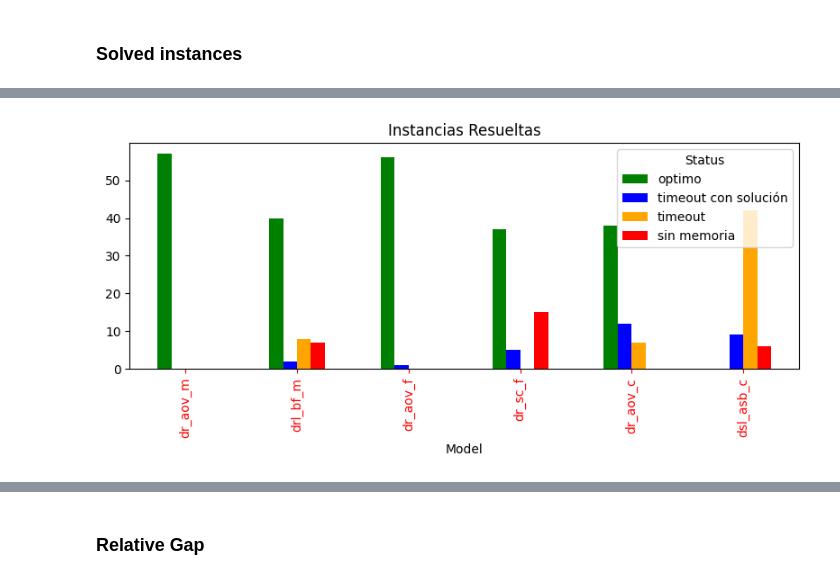
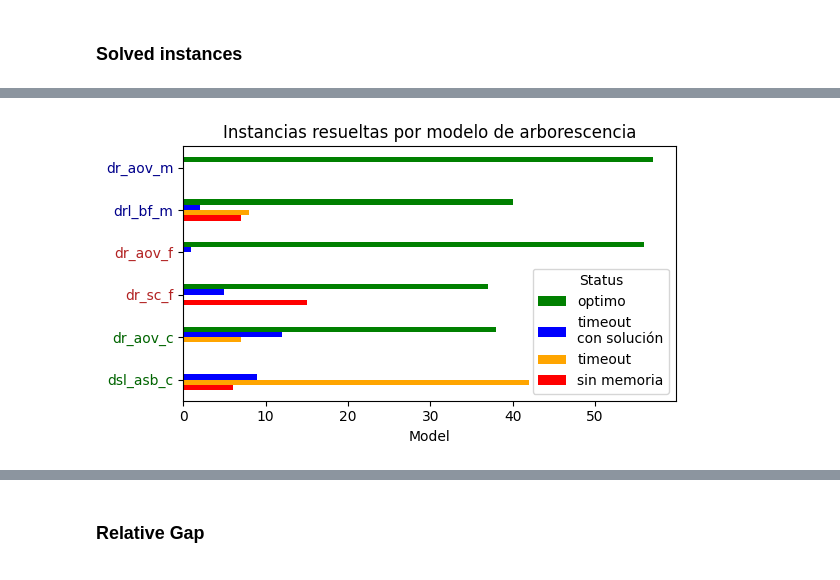
Before and after one commit to nacho692/mrsa, a Jupyter notebook: experimentation/experimentation.ipynb, the cells around one changed output, grey strips where cells are left out. Cells and saved outputs as stored; diff of their text form; code cells hidden in the pictures.

```diff
--- a/experimentation/experimentation.ipynb
+++ b/experimentation/experimentation.ipynb
@@ -315,39 +316,43 @@ plt.show()
 # %%
 df_models_group1 = metrics_by_model(df_group1, False)
 
-fig, ax = plt.subplots(figsize=(8, 4))
+fig, ax = plt.subplots(figsize=(6, 3.5))
 
 models = {
     'dr_aov_m': 'darkblue',
     'drl_bf_m': 'darkblue',
-     'dr_aov_f': 'darkyellow',
-    'dr_sc_f': 'darkyellow',
+     'dr_aov_f': 'firebrick',
+    'dr_sc_f': 'firebrick',
     'dr_aov_c': 'darkgreen',
     'dsl_asb_c': 'darkgreen',
 }
-important = df_models_group1.filter(items=['dr_aov_m', 'drl_bf_m', 'dr_aov_f', 'dr_sc_f', 'dr_aov_c', 'dsl_asb_c'], axis=0)[[
+important = df_models_group1.filter(items=['dsl_asb_c', 'dr_aov_c', 'dr_sc_f', 'dr_aov_f', 'drl_bf_m', 'dr_aov_m'], axis=0)[[
+    'status_out_of_memory',
+    'status_time_limit_no_solution',
+    'status_time_limit_solution',
     'status_optimal',
-    'status_time_limit_solution',
-    'status_time_limit_no_solution',
-    'status_out_of_memory']]
-important.plot(title="Instancias Resueltas", kind='bar',
-               ax=ax, color=['green', 'blue', 'orange', 'red'])
+    ]]
+important.plot(title="Instancias resueltas por modelo de arborescencia", kind='barh',
+               ax=ax, color=['red', 'orange', 'blue', 'green'])
 
-ax.legend(['optimo', 'timeout con solución', 'timeout',
-            'sin memoria'], loc='upper right', title="Status")
+handles, labels = ax.get_legend_handles_labels()
+ax.legend(reversed(handles), [
+    'optimo',
+    'timeout\ncon solución',
+    'timeout',
+    'sin memoria',
+    ], loc='lower right', title="Status")
 ax.set_xlabel('Model')
 
-for i, tick in enumerate(ax.get_xticklabels()):
-
-
-ax.tick_params(axis='x', colors='red')
+for tick in ax.get_yticklabels():
+    tick.set_color(models[tick.get_text()])
 
 ax.set_xlabel('Model')
 fig.tight_layout()
 
 if save:
-    fig.savefig("export/solved_instances_group1_min.pdf")
+    fig.savefig("export/solved_instances_group1_arborescense.pdf")
 
 plt.show()
 # %% [output]
-[figure, old version]
+[figure, new version]
```
Also changed, not shown: parts of 2 cells of this notebook.
